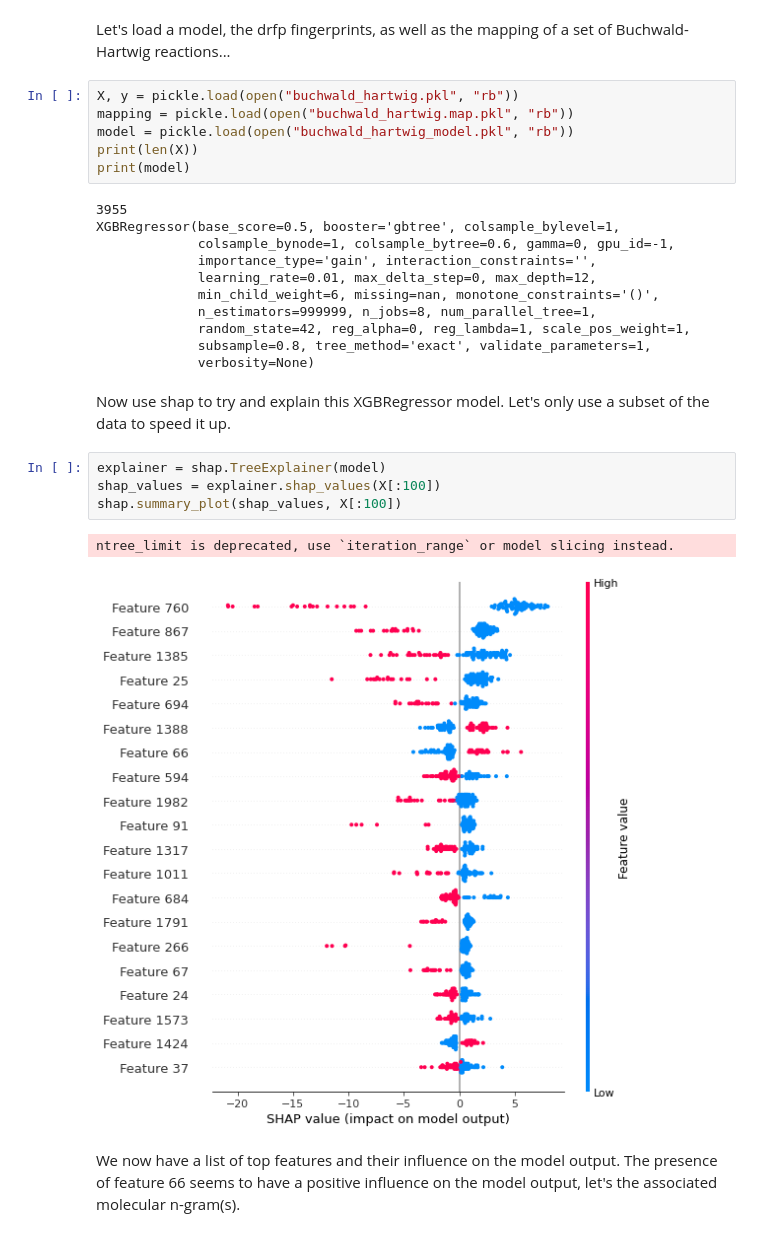
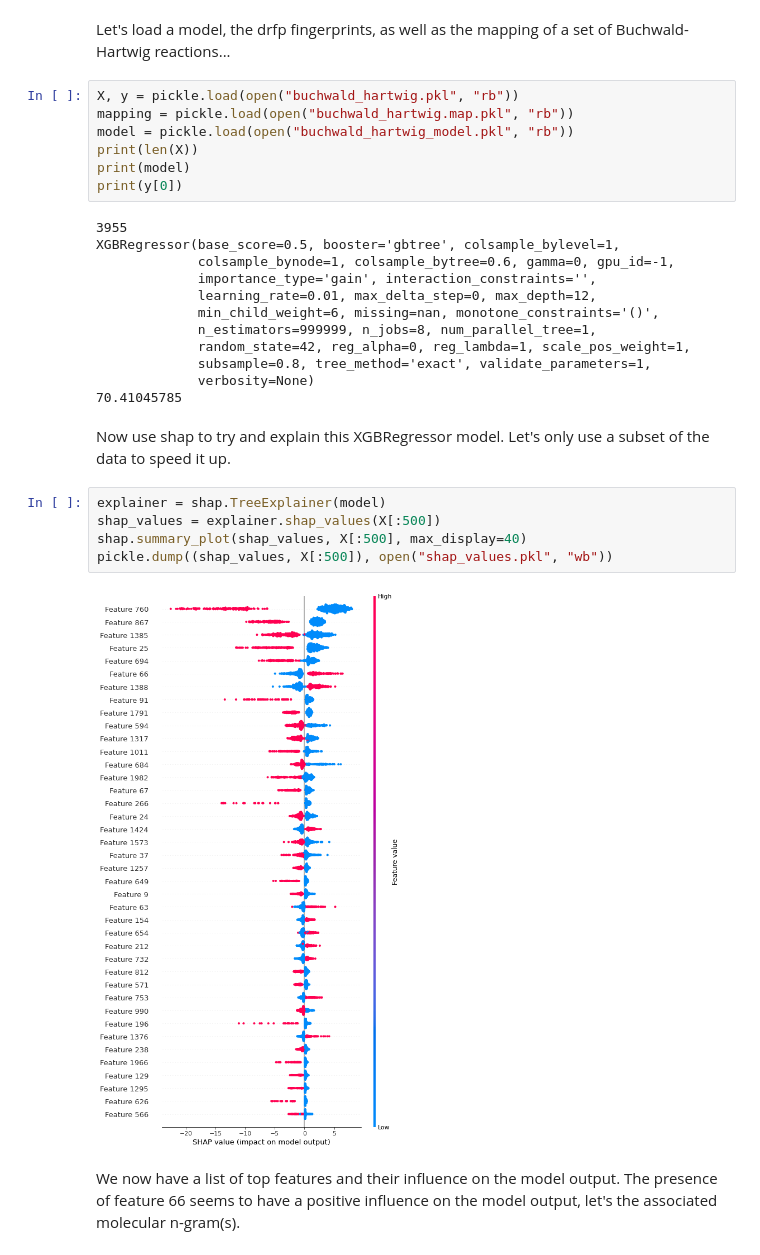
Before and after one commit to reymond-group/drfp, a Jupyter notebook: notebooks/02_model_explainability.ipynb, the cells around one changed output. Saved outputs shown, nothing was run; the diff lists cells and outputs as text.

Commit message:
Built model for deployment

```diff
--- a/notebooks/02_model_explainability.ipynb
+++ b/notebooks/02_model_explainability.ipynb
@@ -41,6 +43,7 @@ mapping = pickle.load(open("buchwald_hartwig.map.pkl", "rb"))
 model = pickle.load(open("buchwald_hartwig_model.pkl", "rb"))
 print(len(X))
 print(model)
+print(y[0])
 # %% [output]
 3955
 XGBRegressor(base_score=0.5, booster='gbtree', colsample_bylevel=1,
@@ -52,15 +55,16 @@ XGBRegressor(base_score=0.5, booster='gbtree', colsample_bylevel=1,
              random_state=42, reg_alpha=0, reg_lambda=1, scale_pos_weight=1,
              subsample=0.8, tree_method='exact', validate_parameters=1,
              verbosity=None)
+70.41045785
 # %% [markdown]
 Now use shap to try and explain this XGBRegressor model. Let's only use a subset of the data to speed it up.
 # %%
 explainer = shap.TreeExplainer(model)
-shap_values = explainer.shap_values(X[:100])
-shap.summary_plot(shap_values, X[:100])
+shap_values = explainer.shap_values(X[:500])
+shap.summary_plot(shap_values, X[:500], max_display=40)
+pickle.dump((shap_values, X[:500]), open("shap_values.pkl", "wb"))
 # %% [output]
-ntree_limit is deprecated, use `iteration_range` or model slicing instead.
-[figure, old version]
+[figure, new version]
 # %% [markdown]
 We now have a list of top features and their influence on the model output. The presence of feature 66 seems to have a positive influence on the model output, let's the associated molecular n-gram(s).
 # %%
```
Also changed, not shown: parts of 3 cells of this notebook, 4 other files.
